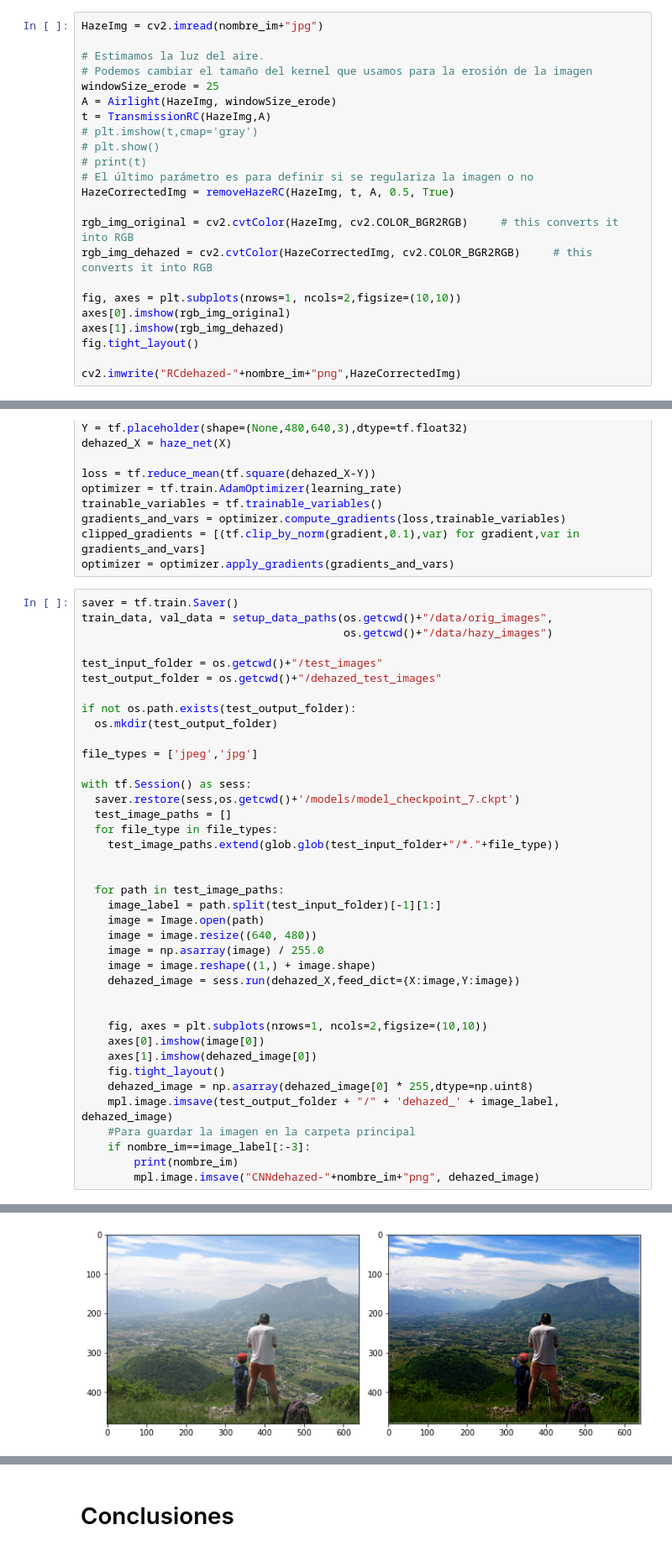
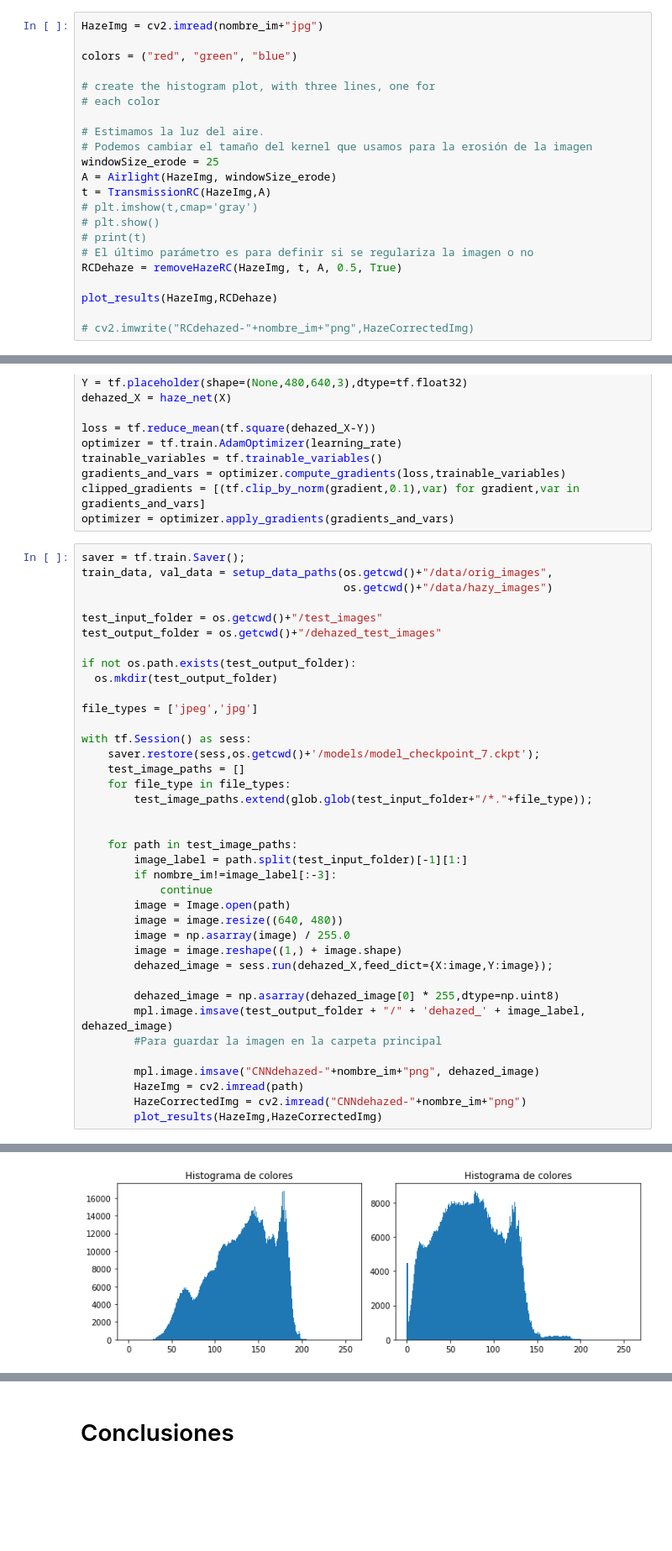
Before and after one commit to JorgeCastilloOrduz/image-dehazing, a Jupyter notebook: ProyectoFinal.ipynb, the cells around one changed output, grey strips where cells are left out. Shown at 84% size. Cells and saved outputs as stored; diff of their text form; blank space fills up the shorter version.

Commit message:
Agrego el histograma de los colores y una primera parte de Fourier

```diff
--- a/ProyectoFinal.ipynb
+++ b/ProyectoFinal.ipynb
@@ -198,6 +234,11 @@ def removeHazeRC(HazeImg,Transmission, A, delta, Regularize = False):
 ### Evaluación
 # %%
 HazeImg = cv2.imread(nombre_im+"jpg")
+
+colors = ("red", "green", "blue")
+
+# create the histogram plot, with three lines, one for
+# each color
 
 # Estimamos la luz del aire.
 # Podemos cambiar el tamaño del kernel que usamos para la erosión de la imagen
@@ -208,15 +249,9 @@ t = TransmissionRC(HazeImg,A)
 # plt.show()
 # print(t)
 # El último parámetro es para definir si se regulariza la imagen o no
-HazeCorrectedImg = removeHazeRC(HazeImg, t, A, 0.5, True)
+RCDehaze = removeHazeRC(HazeImg, t, A, 0.5, True)
 
-rgb_img_original = cv2.cvtColor(HazeImg, cv2.COLOR_BGR2RGB)		# this converts it into RGB
-rgb_img_dehazed = cv2.cvtColor(HazeCorrectedImg, cv2.COLOR_BGR2RGB)		# this converts it into RGB
+plot_results(HazeImg,RCDehaze)
 
-fig, axes = plt.subplots(nrows=1, ncols=2,figsize=(10,10))
-axes[0].imshow(rgb_img_original)
-axes[1].imshow(rgb_img_dehazed)
-fig.tight_layout()
-
-cv2.imwrite("RCdehazed-"+nombre_im+"png",HazeCorrectedImg)
+# cv2.imwrite("RCdehazed-"+nombre_im+"png",HazeCorrectedImg)
 # %% [output]
@@ -404,7 +425,7 @@ gradients_and_vars = optimizer.compute_gradients(loss,trainable_variables)
 clipped_gradients = [(tf.clip_by_norm(gradient,0.1),var) for gradient,var in gradients_and_vars]
 optimizer = optimizer.apply_gradients(gradients_and_vars)
 # %%
-saver = tf.train.Saver()
+saver = tf.train.Saver();
 train_data, val_data = setup_data_paths(os.getcwd()+"/data/orig_images",
                                         os.getcwd()+"/data/hazy_images")
 
@@ -417,30 +438,29 @@ if not os.path.exists(test_output_folder):
 file_types = ['jpeg','jpg']
 
 with tf.Session() as sess:
-  saver.restore(sess,os.getcwd()+'/models/model_checkpoint_7.ckpt')
-  test_image_paths = []
-  for file_type in file_types:
-    test_image_paths.extend(glob.glob(test_input_folder+"/*."+file_type))
+    saver.restore(sess,os.getcwd()+'/models/model_checkpoint_7.ckpt');
+    test_image_paths = []
+    for file_type in file_types:
+        test_image_paths.extend(glob.glob(test_input_folder+"/*."+file_type));
 
 
-  for path in test_image_paths:
-    image_label = path.split(test_input_folder)[-1][1:]
-    image = Image.open(path)
-    image = image.resize((640, 480))
-    image = np.asarray(image) / 255.0
-    image = image.reshape((1,) + image.shape)
-    dehazed_image = sess.run(dehazed_X,feed_dict={X:image,Y:image})
+    for path in test_image_paths:
+        image_label = path.split(test_input_folder)[-1][1:]
+        if nombre_im!=image_label[:-3]:
+            continue
+        image = Image.open(path)
+        image = image.resize((640, 480))
+        image = np.asarray(image) / 255.0
+        image = image.reshape((1,) + image.shape)
+        dehazed_image = sess.run(dehazed_X,feed_dict={X:image,Y:image});
 
+        dehazed_image = np.asarray(dehazed_image[0] * 255,dtype=np.uint8)
+        mpl.image.imsave(test_output_folder + "/" + 'dehazed_' + image_label, dehazed_image)
+        #Para guardar la imagen en la carpeta principal
 
-    fig, axes = plt.subplots(nrows=1, ncols=2,figsize=(10,10))
-    axes[0].imshow(image[0])
-    axes[1].imshow(dehazed_image[0])
-    fig.tight_layout()
-    dehazed_image = np.asarray(dehazed_image[0] * 255,dtype=np.uint8)
-    mpl.image.imsave(test_output_folder + "/" + 'dehazed_' + image_label, dehazed_image)
-    #Para guardar la imagen en la carpeta principal
-    if nombre_im==image_label[:-3]:
-        print(nombre_im)
         mpl.image.imsave("CNNdehazed-"+nombre_im+"png", dehazed_image)
+        HazeImg = cv2.imread(path)
+        HazeCorrectedImg = cv2.imread("CNNdehazed-"+nombre_im+"png")
+        plot_results(HazeImg,HazeCorrectedImg)
 # %% [output]
 INFO:tensorflow:Restoring parameters from C:\Users\Joluc\Documents\Jorge\UNAL\2022-2\Numerico\image-dehazing/models/model_checkpoint_7.ckpt
@@ -449 +468 @@ test7.
-[figure, old version]
+[figure, new version]
```
Also changed, not shown: parts of 17 cells of this notebook, 3 other files.
